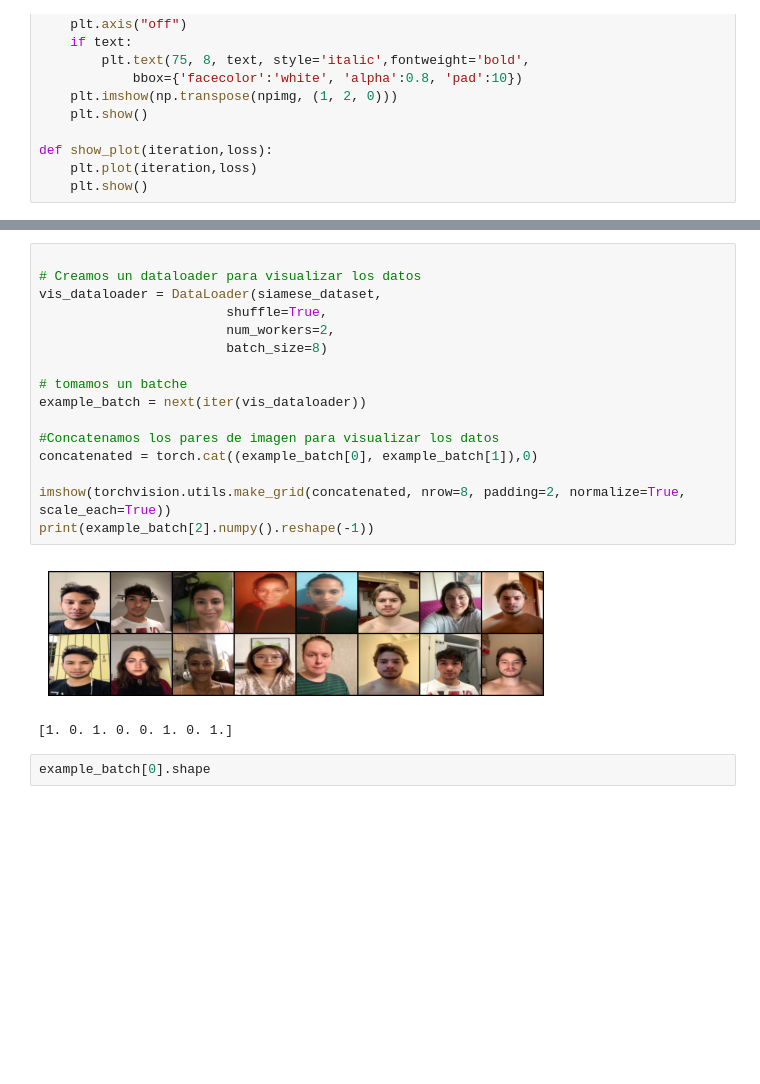
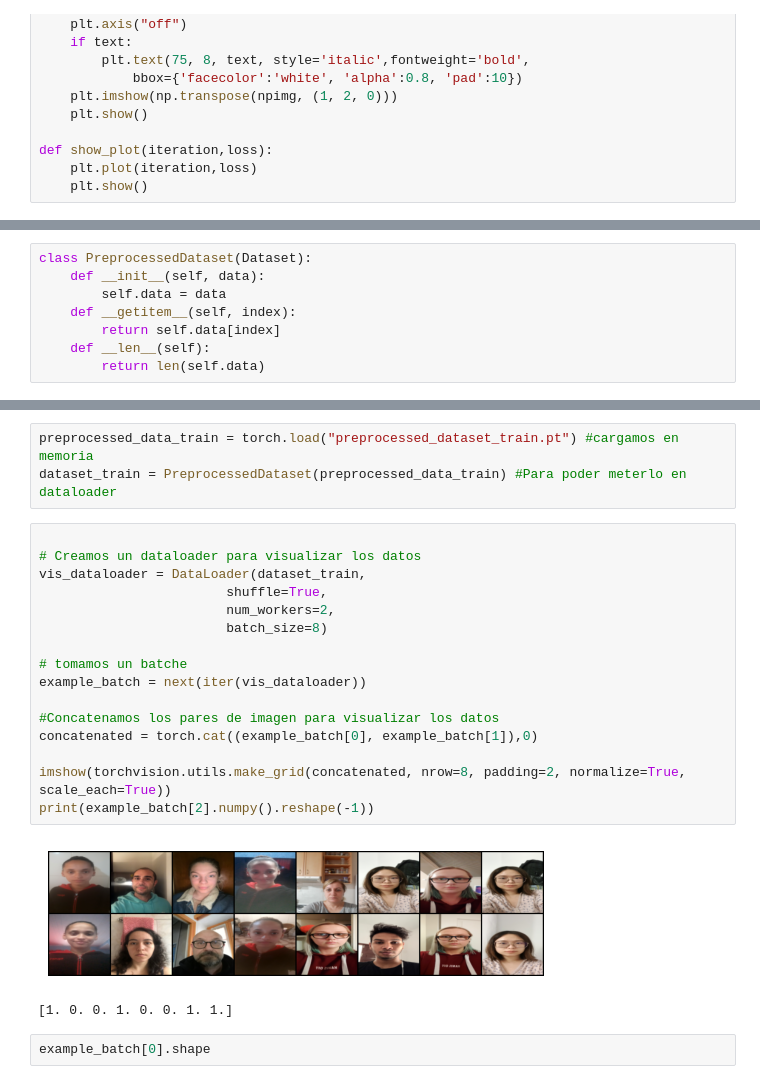
Before and after one commit to israncho/nn_ai, a Jupyter notebook: src/ProyectoFinal/Proyecto_final.ipynb, the cells around one changed output, grey strips where cells are left out. Cells and saved outputs as stored; diff of their text form; blank space fills up the shorter version.

```diff
--- a/src/ProyectoFinal/Proyecto_final.ipynb
+++ b/src/ProyectoFinal/Proyecto_final.ipynb
@@ -278,0 +253,8 @@ siamese_dataset_eval = SiameseNetworkDataset(imageDataset=IMAGE_FILES,CLASSES=CL
+# %%
+class PreprocessedDataset(Dataset):
+    def __init__(self, data):
+        self.data = data
+    def __getitem__(self, index):
+        return self.data[index]
+    def __len__(self):
+        return len(self.data)
@@ -279,22 +266,25 @@ siamese_dataset_eval = SiameseNetworkDataset(imageDataset=IMAGE_FILES,CLASSES=CL
+# %%
+preprocessed_data_train = torch.load("preprocessed_dataset_train.pt") #cargamos en memoria
+dataset_train = PreprocessedDataset(preprocessed_data_train) #Para poder meterlo en dataloader
 # %%
 
 # Creamos un dataloader para visualizar los datos
-vis_dataloader = DataLoader(siamese_dataset,
+vis_dataloader = DataLoader(dataset_train,
                         shuffle=True,
                         num_workers=2,
                         batch_size=8)
 
 # tomamos un batche
 example_batch = next(iter(vis_dataloader))
 
 #Concatenamos los pares de imagen para visualizar los datos
 concatenated = torch.cat((example_batch[0], example_batch[1]),0)
 
 imshow(torchvision.utils.make_grid(concatenated, nrow=8, padding=2, normalize=True, scale_each=True))
 print(example_batch[2].numpy().reshape(-1))
 # %% [output]
-[figure, old version]
+[figure, new version]
-[1. 0. 1. 0. 0. 1. 0. 1.]
+[1. 0. 0. 1. 0. 0. 1. 1.]
 # %%
 example_batch[0].shape
 # %% [output]
```
Also changed, not shown: parts of 13 cells of this notebook.
